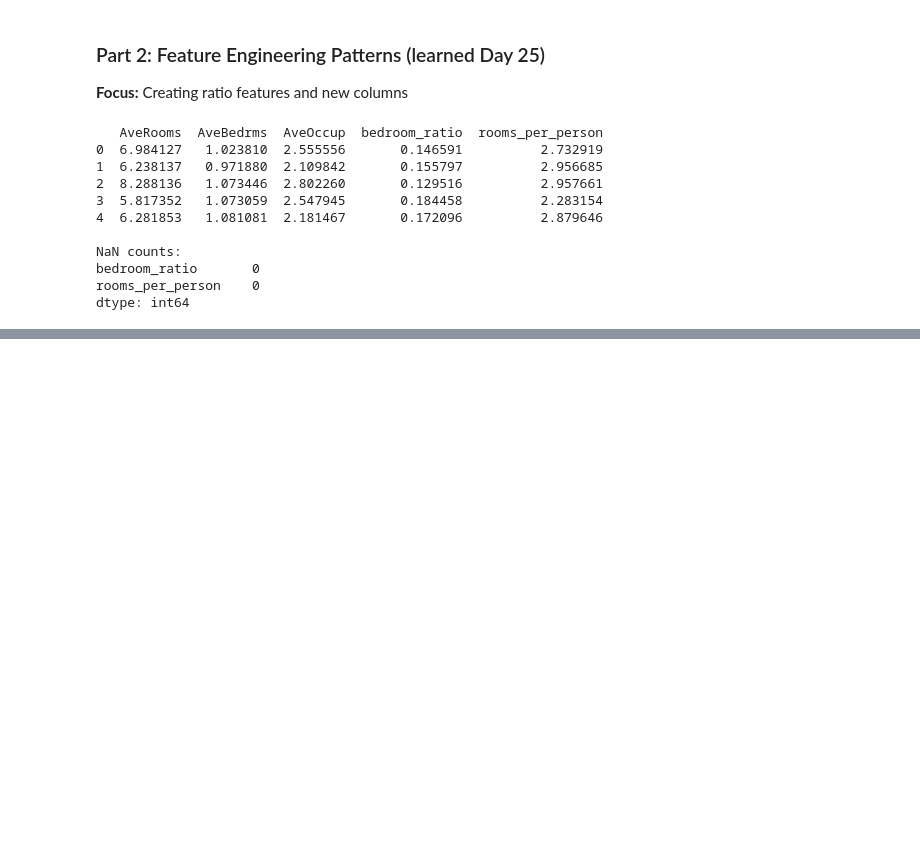
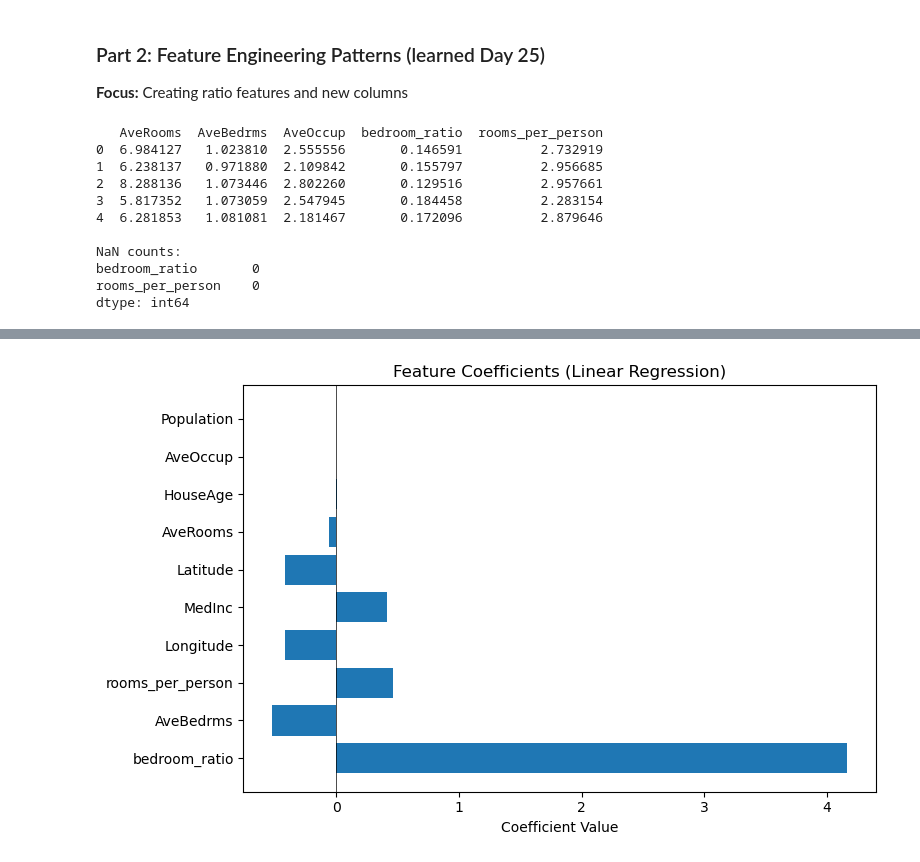
Before and after one commit to cleburn/my-dojo, a Jupyter notebook: notebooks/mod3_wk3/day26.ipynb, the cells around one changed output, grey strips where cells are left out. Cells and saved outputs as stored; diff of their text form; code cells hidden in the pictures; blank space fills up the shorter version.

```diff
--- a/notebooks/mod3_wk3/day26.ipynb
+++ b/notebooks/mod3_wk3/day26.ipynb
@@ -133,0 +203,24 @@ dtype: int64
+# %%
+# Task 2: Coefficient magnitude from fitted model
+
+# Using your Day 25 model setup
+feature_cols = ['MedInc', 'HouseAge', 'AveRooms', 'AveBedrms', 'Population',
+                'AveOccup', 'Latitude', 'Longitude', 'bedroom_ratio', 'rooms_per_person']
+
+X = df[feature_cols]
+y = df['MedHouseVal']
+
+X_train, X_test, y_train, y_test = train_test_split(X, y, test_size=0.2, random_state=42)
+
+model = LinearRegression()
+model.fit(X_train, y_train)
+
+# Feature importance by coefficient
+importance = pd.DataFrame({
+    'feature': feature_cols,
+    'coefficient': model.coef_,
+    'abs_coefficient': np.abs(model.coef_)
+}).sort_values('abs_coefficient', ascending=False)
+
+print("\n=== FEATURE IMPORTANCE (Coefficient Magnitude) ===")
+print(importance)
@@ -133,0 +240,13 @@ dtype: int64
+# %%
+# Task 3: Visualize feature importance
+
+# Horizontal bar chart of coefficients
+plt.figure(figsize=(8, 5))
+plt.barh(importance['feature'], importance['coefficient'])
+plt.xlabel('Coefficient Value')
+plt.title('Feature Coefficients (Linear Regression)')
+plt.axvline(x=0, color='black', linestyle='-', linewidth=0.5)
+plt.tight_layout()
+plt.show()
+# %% [output]
+[figure, added]
```
Also changed, not shown: parts of 17 cells of this notebook.
